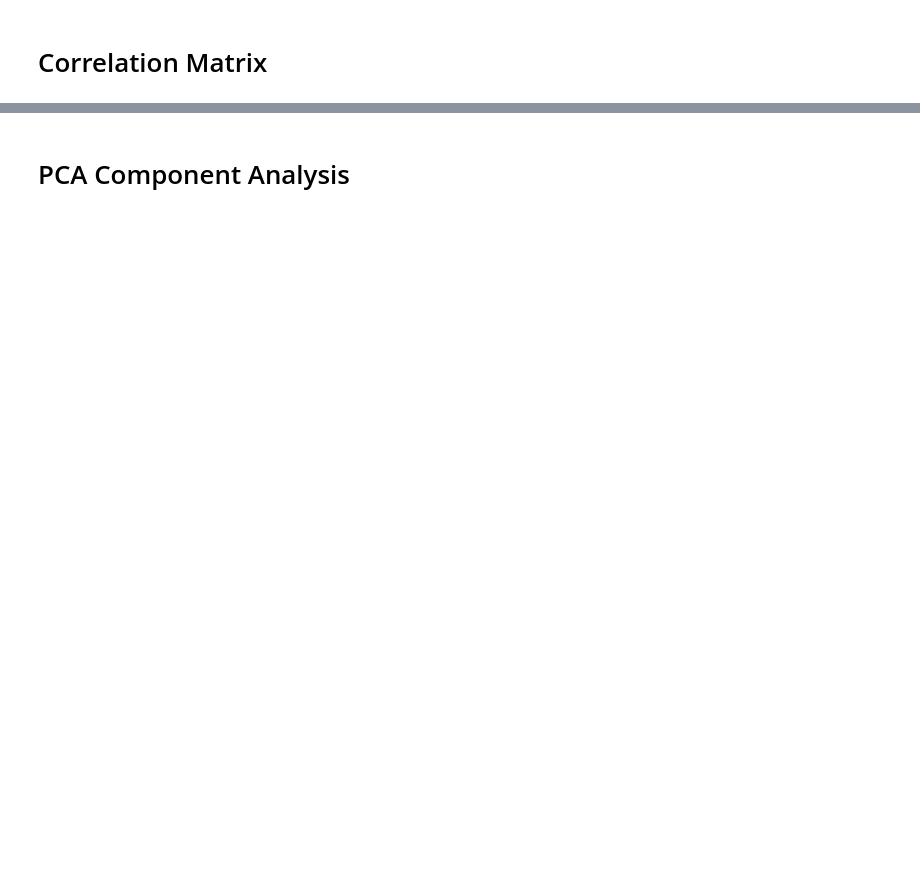
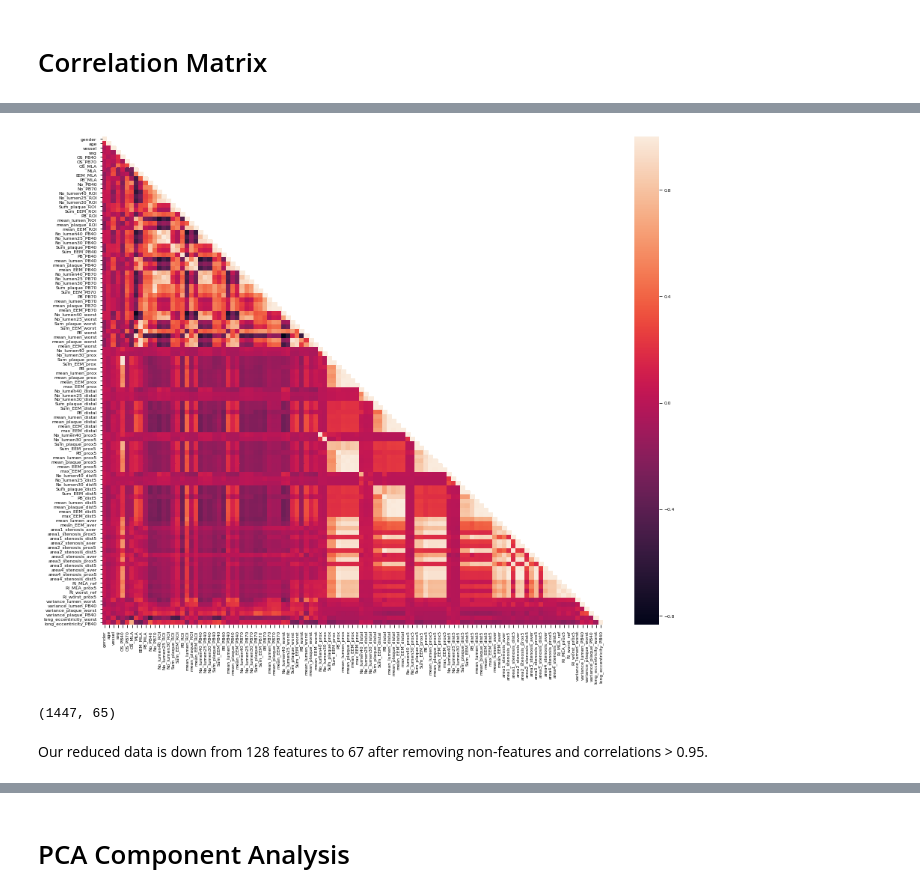
Before and after one commit to paulnguyen81/bloodpressure_ffr, a Jupyter notebook: correlation.ipynb, the cells around one changed output, grey strips where cells are left out. Drawn from its saved outputs; the diff is of its cells as text; code cells hidden in the pictures; blank space fills up the shorter version.

```diff
--- a/correlation.ipynb
+++ b/correlation.ipynb
@@ -362,0 +362,25 @@ No_lumen40_worst       mean_lumen_worst        -0.832893
+# %%
+dfdrop = dfdrop.drop('No_lumen25_prox', axis=1)
+dfdrop = dfdrop.drop('No_lumen25_prox5', axis=1)
+# %%
+dfcorr = dfdrop.corr()
+dfcorr1 = dfcorr.mask(~np.tril(np.ones(dfcorr.shape)).astype(np.bool))
+plt.figure(figsize=(15,12))
+plt.rcParams.update({'font.size': 6})
+sns.heatmap(dfcorr1,
+        xticklabels=dfcorr.columns,
+        yticklabels=dfcorr.columns)
+plt.savefig('dfcorr.pdf')
+plt.show()
+# %% [output]
+[figure, added]
+# %%
+corr_matrix = dfdrop.corr().abs()
+upper = corr_matrix.mask(np.tril(np.ones(corr_matrix.shape)).astype(np.bool))
+to_drop = [column for column in upper.columns if any(upper[column] > 0.95)]
+df_reduce = dfdrop.drop(to_drop, axis=1)
+df_reduce.shape
+# %% [output]
+(1447, 65)
+# %% [markdown]
+Our reduced data is down from 128 features to 67 after removing non-features and correlations > 0.95.
```
Also changed, not shown: parts of 36 cells of this notebook, 8 other files.
